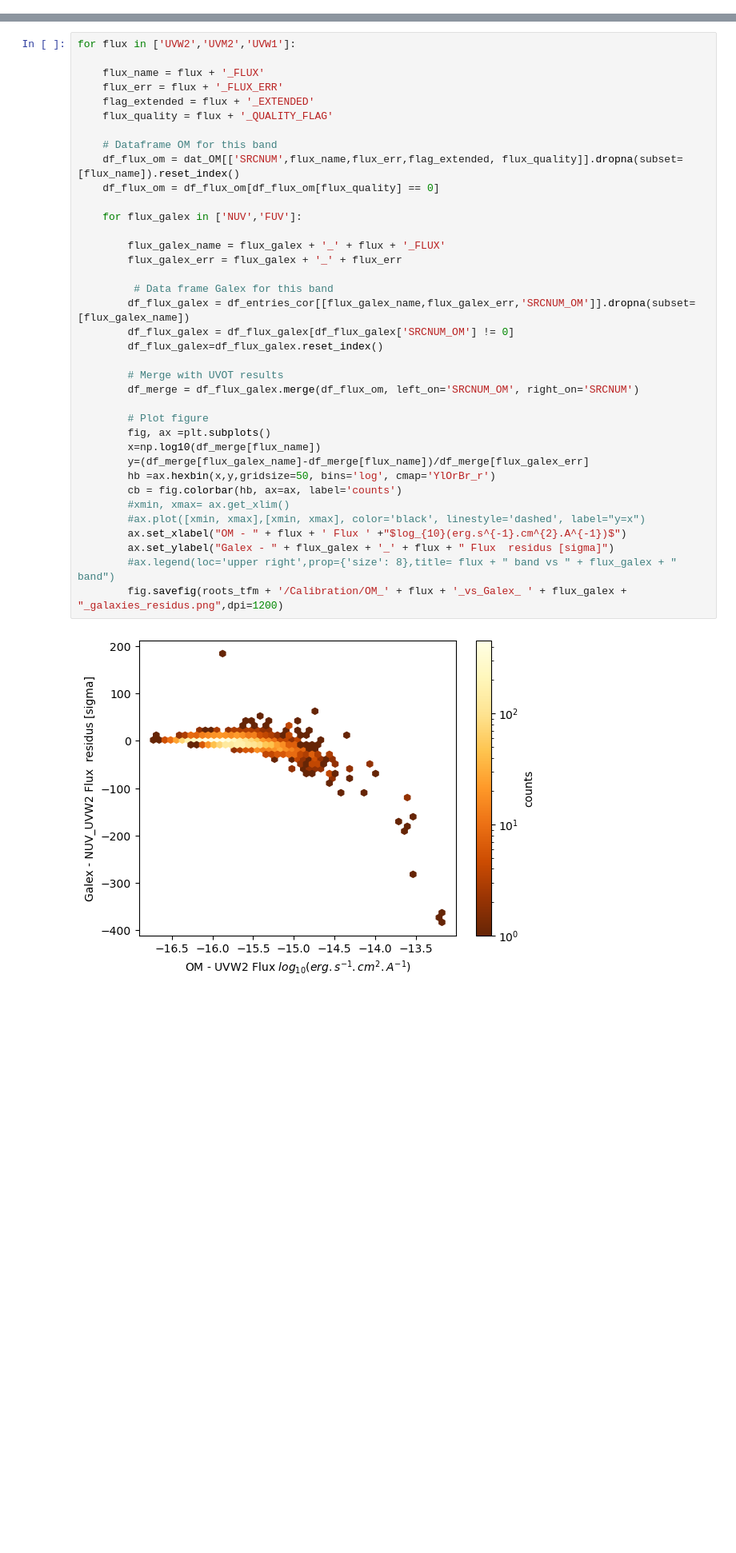
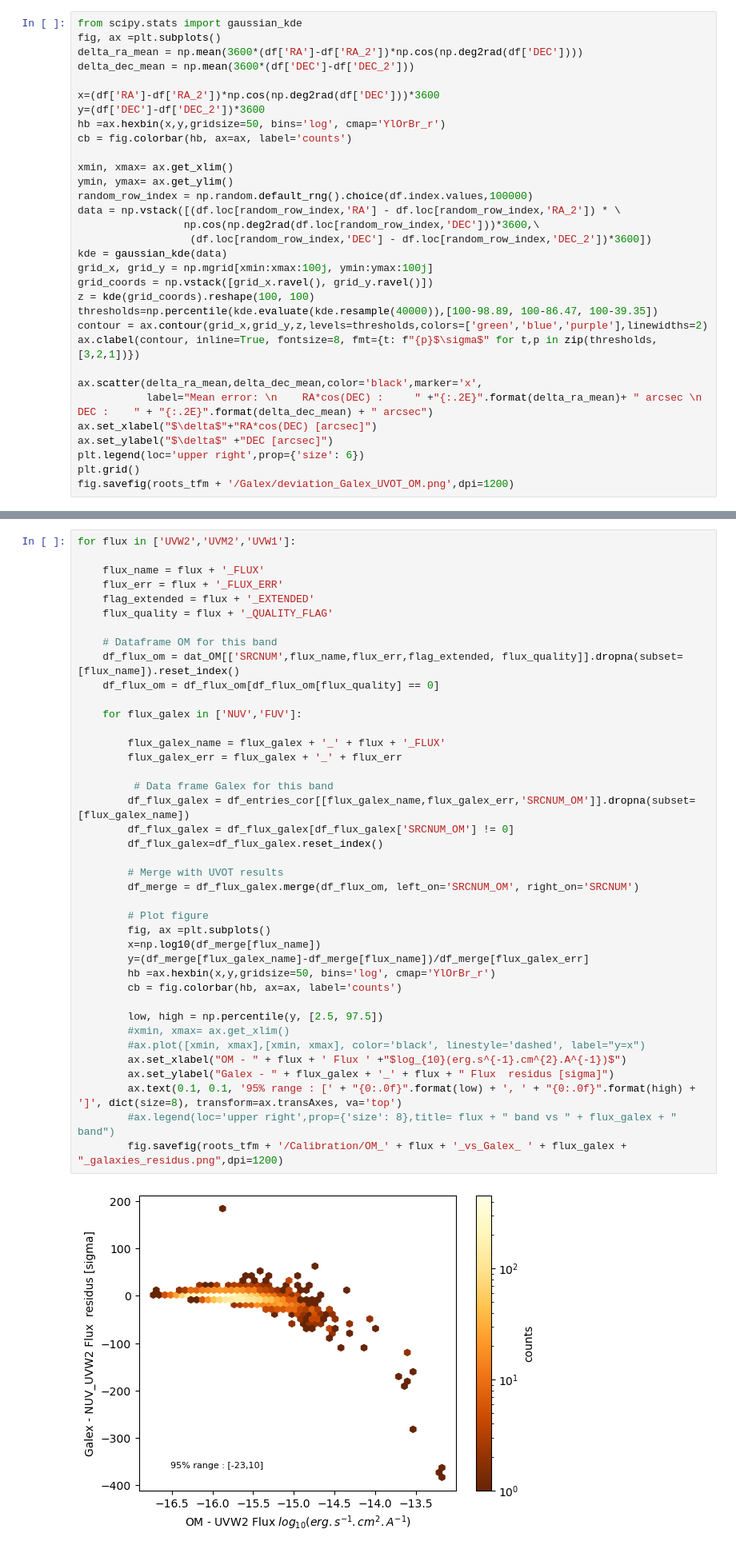
Before and after one commit to JulienValteau/TFM_TDE_Detection, a Jupyter notebook: UV_database_creation_pipeline/4b-generate_source&entries_galex.ipynb, the cells around one changed output, grey strips where cells are left out. Shown at 80% size. Drawn from its saved outputs; the diff is of its cells as text; blank space fills up the shorter version.

```diff
--- a/UV_database_creation_pipeline/4b-generate_source&entries_galex.ipynb
+++ b/UV_database_creation_pipeline/4b-generate_source&entries_galex.ipynb
@@ -93,3 +97,35 @@ df.head()
 | 2 | 6372921272213439560 | 75.695632 | 51.364949 | NaN | NaN | 3.943771 | 1.769961 | 1.987474 | 366626 | ... |
 | 3 | 6373976851694487732 | 100.268286 | 26.473098 | NaN | NaN | 3.807085 | 1.412635 | 1.266602 | 78042 | ... |
 | 4 | 6373976851696585056 | 100.261757 | 26.502480 | 3.971011 | 1.676836 | 6.980900 | 1.855379 | 1.075492 | 78038 | ... |
+# %%
+from scipy.stats import gaussian_kde
+fig, ax =plt.subplots()
+delta_ra_mean = np.mean(3600*(df['RA']-df['RA_2'])*np.cos(np.deg2rad(df['DEC'])))
+delta_dec_mean = np.mean(3600*(df['DEC']-df['DEC_2']))
+
+x=(df['RA']-df['RA_2'])*np.cos(np.deg2rad(df['DEC']))*3600
+y=(df['DEC']-df['DEC_2'])*3600
+hb =ax.hexbin(x,y,gridsize=50, bins='log', cmap='YlOrBr_r')
+cb = fig.colorbar(hb, ax=ax, label='counts')
+
+xmin, xmax= ax.get_xlim()
+ymin, ymax= ax.get_ylim()
+random_row_index = np.random.default_rng().choice(df.index.values,100000)
+data = np.vstack([(df.loc[random_row_index,'RA'] - df.loc[random_row_index,'RA_2']) * \
+                 np.cos(np.deg2rad(df.loc[random_row_index,'DEC']))*3600,\
+                  (df.loc[random_row_index,'DEC'] - df.loc[random_row_index,'DEC_2'])*3600])
+kde = gaussian_kde(data)
+grid_x, grid_y = np.mgrid[xmin:xmax:100j, ymin:ymax:100j]
+grid_coords = np.vstack([grid_x.ravel(), grid_y.ravel()])
+z = kde(grid_coords).reshape(100, 100)
+thresholds=np.percentile(kde.evaluate(kde.resample(40000)),[100-98.89, 100-86.47, 100-39.35])
+contour = ax.contour(grid_x,grid_y,z,levels=thresholds,colors=['green','blue','purple'],linewidths=2)
+ax.clabel(contour, inline=True, fontsize=8, fmt={t: f"{p}$\sigma$" for t,p in zip(thresholds,[3,2,1])})
+
+ax.scatter(delta_ra_mean,delta_dec_mean,color='black',marker='x',
+           label="Mean error: \n    RA*cos(DEC) :     " +"{:.2E}".format(delta_ra_mean)+ " arcsec \n    DEC :    " + "{:.2E}".format(delta_dec_mean) + " arcsec")
+ax.set_xlabel("$\delta$"+"RA*cos(DEC) [arcsec]")
+ax.set_ylabel("$\delta$" +"DEC [arcsec]")
+plt.legend(loc='upper right',prop={'size': 6})
+plt.grid()
+fig.savefig(roots_tfm + '/Galex/deviation_Galex_UVOT_OM.png',dpi=1200)
@@ -261,31 +305,34 @@ for flux in ['UVW2','UVM2','UVW1']:
     # Dataframe OM for this band
     df_flux_om = dat_OM[['SRCNUM',flux_name,flux_err,flag_extended, flux_quality]].dropna(subset=[flux_name]).reset_index()
     df_flux_om = df_flux_om[df_flux_om[flux_quality] == 0]
 
     for flux_galex in ['NUV','FUV']:
 
         flux_galex_name = flux_galex + '_' + flux + '_FLUX'
         flux_galex_err = flux_galex + '_' + flux_err
 
          # Data frame Galex for this band
         df_flux_galex = df_entries_cor[[flux_galex_name,flux_galex_err,'SRCNUM_OM']].dropna(subset=[flux_galex_name])
         df_flux_galex = df_flux_galex[df_flux_galex['SRCNUM_OM'] != 0]
         df_flux_galex=df_flux_galex.reset_index()
 
         # Merge with UVOT results
         df_merge = df_flux_galex.merge(df_flux_om, left_on='SRCNUM_OM', right_on='SRCNUM')
 
         # Plot figure
         fig, ax =plt.subplots()
         x=np.log10(df_merge[flux_name])
         y=(df_merge[flux_galex_name]-df_merge[flux_name])/df_merge[flux_galex_err]
         hb =ax.hexbin(x,y,gridsize=50, bins='log', cmap='YlOrBr_r')
         cb = fig.colorbar(hb, ax=ax, label='counts')
+
+        low, high = np.percentile(y, [2.5, 97.5])
         #xmin, xmax= ax.get_xlim()
         #ax.plot([xmin, xmax],[xmin, xmax], color='black', linestyle='dashed', label="y=x")
         ax.set_xlabel("OM - " + flux + ' Flux ' +"$log_{10}(erg.s^{-1}.cm^{2}.A^{-1})$")
         ax.set_ylabel("Galex - " + flux_galex + '_' + flux + " Flux  residus [sigma]")
+        ax.text(0.1, 0.1, '95% range : [' + "{0:.0f}".format(low) + ', ' + "{0:.0f}".format(high) + ']', dict(size=8), transform=ax.transAxes, va='top')
         #ax.legend(loc='upper right',prop={'size': 8},title= flux + " band vs " + flux_galex + " band")
         fig.savefig(roots_tfm + '/Calibration/OM_' + flux + '_vs_Galex_ ' + flux_galex + "_galaxies_residus.png",dpi=1200)
 # %% [output]
-[figure, old version]
+[figure, new version]
```
Also changed, not shown: parts of 8 cells of this notebook, 7 other files.
